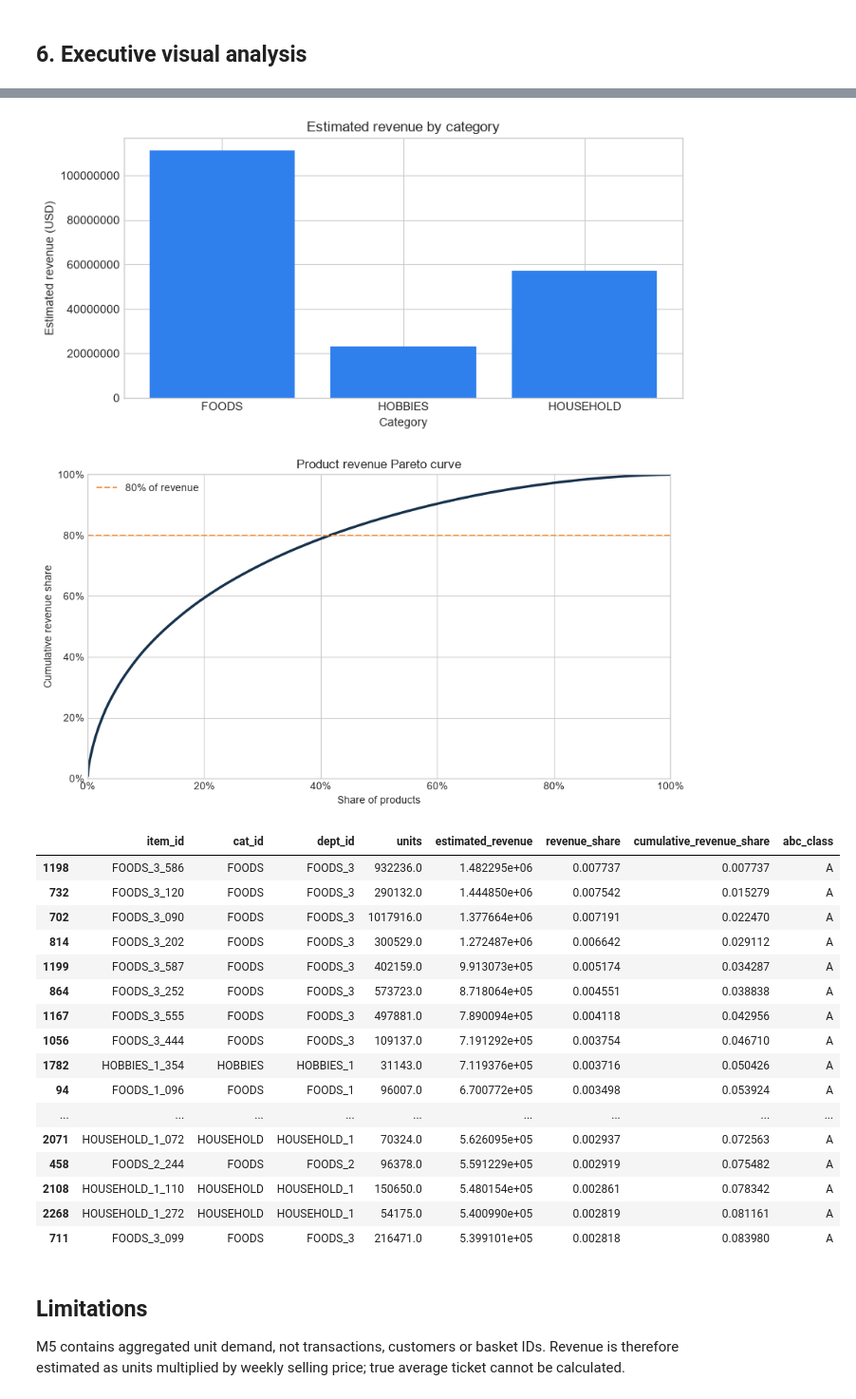
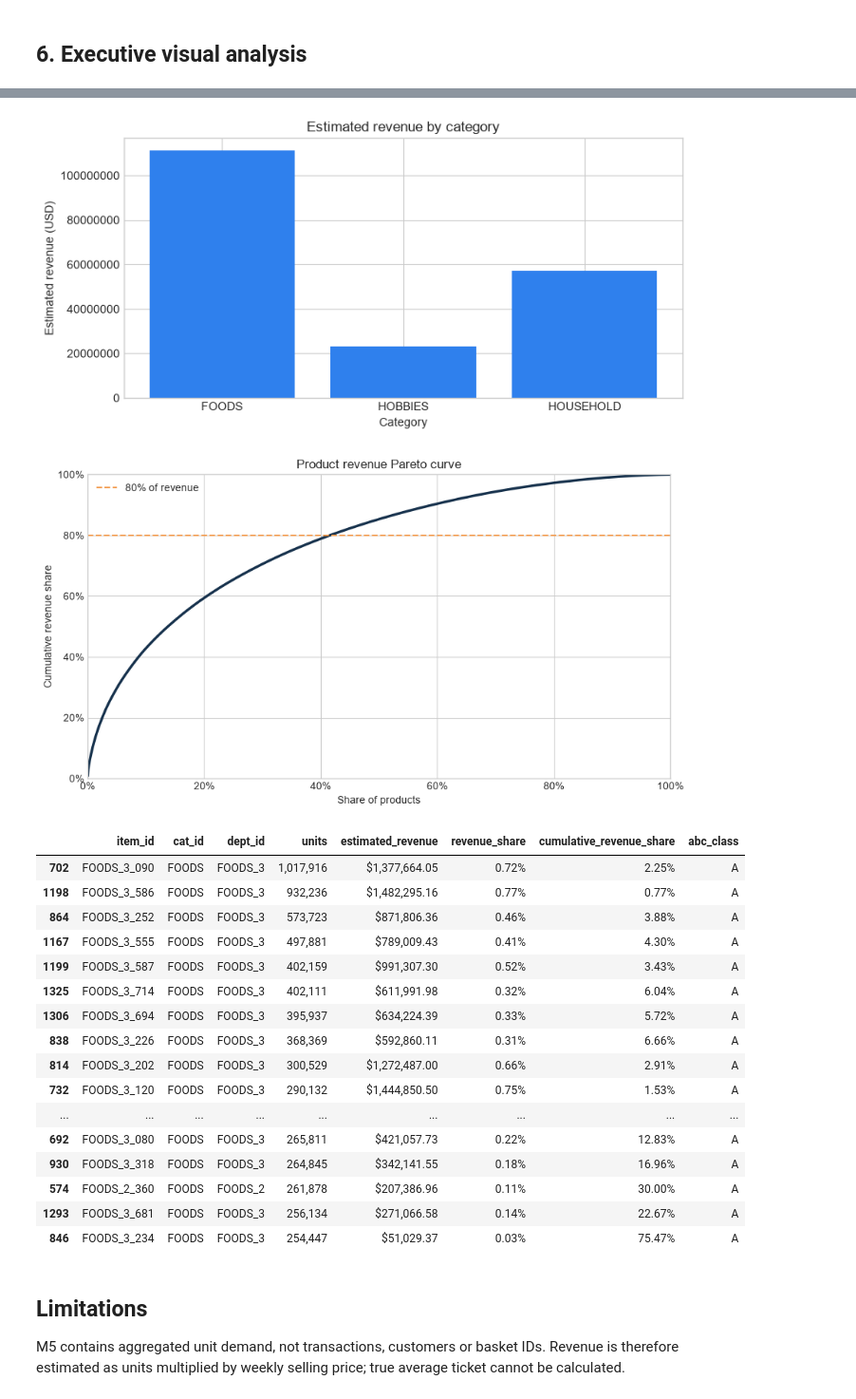
Before and after one commit to ericmavigo/retail-demand-forecasting, a Jupyter notebook: notebooks/02_data_cleaning_and_eda.ipynb, the cells around one changed output, grey strips where cells are left out. Shown at 95% size. Cells and saved outputs as stored; diff of their text form; code cells hidden in the pictures.

Commit message:
Rank sales tables by units and format readable numbers

```diff
--- a/notebooks/02_data_cleaning_and_eda.ipynb
+++ b/notebooks/02_data_cleaning_and_eda.ipynb
@@ -31,6 +31,7 @@ DATA_DIR = PROJECT_ROOT / 'data' / 'raw'
 sys.path.insert(0, str(PROJECT_ROOT))
 
 pd.set_option('display.max_columns', 50)
+pd.set_option('display.float_format', lambda value: f'{value:,.2f}')
 plt.style.use('seaborn-v0_8-whitegrid')
 COLORS = {
     'navy': '#17324D',
@@ -194,50 +204,53 @@ ax.barh(store_revenue.store_id, store_revenue.estimated_revenue, color=COLORS['t
 ax.set(title='Estimated revenue by store', xlabel='Estimated revenue (USD)', ylabel='Store')
 ax.ticklabel_format(axis='x', style='plain')
 fig.tight_layout()
 plt.show()
 
 fig, ax = plt.subplots(figsize=(8, 4))
 ax.bar(category_summary.cat_id, category_summary.estimated_revenue, color=COLORS['blue'])
 ax.set(title='Estimated revenue by category', xlabel='Category', ylabel='Estimated revenue (USD)')
 ax.ticklabel_format(axis='y', style='plain')
 fig.tight_layout()
 plt.show()
 
 p = product.reset_index(drop=True).copy()
 p['product_share'] = (p.index + 1) / len(p)
 fig, ax = plt.subplots(figsize=(9, 5))
 ax.plot(p.product_share, p.cumulative_revenue_share, color=COLORS['navy'], linewidth=2.5)
 ax.axhline(0.8, color=COLORS['orange'], linestyle='--', linewidth=1.5, label='80% of revenue')
 ax.set(title='Product revenue Pareto curve', xlabel='Share of products', ylabel='Cumulative revenue share', xlim=(0, 1), ylim=(0, 1))
 ax.xaxis.set_major_formatter(PercentFormatter(1))
 ax.yaxis.set_major_formatter(PercentFormatter(1))
 ax.legend(frameon=False)
 fig.tight_layout()
 plt.show()
 
-display(product.head(20))
+display(product.sort_values('units', ascending=False).head(20).style.format({
+    'units': '{:,.0f}', 'estimated_revenue': '${:,.2f}',
+    'revenue_share': '{:.2%}', 'cumulative_revenue_share': '{:.2%}',
+}))
 # %% [output]
 [figure]
 [figure]
 [figure]
 [figure]
 |  | item_id | cat_id | dept_id | units | estimated_revenue | revenue_share | cumulative_revenue_share | abc_class |
-| 1198 | FOODS_3_586 | FOODS | FOODS_3 | 932236.0 | 1.482295e+06 | 0.007737 | 0.007737 | A |
-| 732 | FOODS_3_120 | FOODS | FOODS_3 | 290132.0 | 1.444850e+06 | 0.007542 | 0.015279 | A |
-| 702 | FOODS_3_090 | FOODS | FOODS_3 | 1017916.0 | 1.377664e+06 | 0.007191 | 0.022470 | A |
-| 814 | FOODS_3_202 | FOODS | FOODS_3 | 300529.0 | 1.272487e+06 | 0.006642 | 0.029112 | A |
-| 1199 | FOODS_3_587 | FOODS | FOODS_3 | 402159.0 | 9.913073e+05 | 0.005174 | 0.034287 | A |
-| 864 | FOODS_3_252 | FOODS | FOODS_3 | 573723.0 | 8.718064e+05 | 0.004551 | 0.038838 | A |
-| 1167 | FOODS_3_555 | FOODS | FOODS_3 | 497881.0 | 7.890094e+05 | 0.004118 | 0.042956 | A |
-| 1056 | FOODS_3_444 | FOODS | FOODS_3 | 109137.0 | 7.191292e+05 | 0.003754 | 0.046710 | A |
-| 1782 | HOBBIES_1_354 | HOBBIES | HOBBIES_1 | 31143.0 | 7.119376e+05 | 0.003716 | 0.050426 | A |
-| 94 | FOODS_1_096 | FOODS | FOODS_1 | 96007.0 | 6.700772e+05 | 0.003498 | 0.053924 | A |
+| 702 | FOODS_3_090 | FOODS | FOODS_3 | 1,017,916 | $1,377,664.05 | 0.72% | 2.25% | A |
+| 1198 | FOODS_3_586 | FOODS | FOODS_3 | 932,236 | $1,482,295.16 | 0.77% | 0.77% | A |
+| 864 | FOODS_3_252 | FOODS | FOODS_3 | 573,723 | $871,806.36 | 0.46% | 3.88% | A |
+| 1167 | FOODS_3_555 | FOODS | FOODS_3 | 497,881 | $789,009.43 | 0.41% | 4.30% | A |
+| 1199 | FOODS_3_587 | FOODS | FOODS_3 | 402,159 | $991,307.30 | 0.52% | 3.43% | A |
+| 1325 | FOODS_3_714 | FOODS | FOODS_3 | 402,111 | $611,991.98 | 0.32% | 6.04% | A |
+| 1306 | FOODS_3_694 | FOODS | FOODS_3 | 395,937 | $634,224.39 | 0.33% | 5.72% | A |
+| 838 | FOODS_3_226 | FOODS | FOODS_3 | 368,369 | $592,860.11 | 0.31% | 6.66% | A |
+| 814 | FOODS_3_202 | FOODS | FOODS_3 | 300,529 | $1,272,487.00 | 0.66% | 2.91% | A |
+| 732 | FOODS_3_120 | FOODS | FOODS_3 | 290,132 | $1,444,850.50 | 0.75% | 1.53% | A |
 | ... | ... | ... | ... | ... | ... | ... | ... | ... |
-| 2071 | HOUSEHOLD_1_072 | HOUSEHOLD | HOUSEHOLD_1 | 70324.0 | 5.626095e+05 | 0.002937 | 0.072563 | A |
-| 458 | FOODS_2_244 | FOODS | FOODS_2 | 96378.0 | 5.591229e+05 | 0.002919 | 0.075482 | A |
-| 2108 | HOUSEHOLD_1_110 | HOUSEHOLD | HOUSEHOLD_1 | 150650.0 | 5.480154e+05 | 0.002861 | 0.078342 | A |
-| 2268 | HOUSEHOLD_1_272 | HOUSEHOLD | HOUSEHOLD_1 | 54175.0 | 5.400990e+05 | 0.002819 | 0.081161 | A |
-| 711 | FOODS_3_099 | FOODS | FOODS_3 | 216471.0 | 5.399101e+05 | 0.002818 | 0.083980 | A |
+| 692 | FOODS_3_080 | FOODS | FOODS_3 | 265,811 | $421,057.73 | 0.22% | 12.83% | A |
+| 930 | FOODS_3_318 | FOODS | FOODS_3 | 264,845 | $342,141.55 | 0.18% | 16.96% | A |
+| 574 | FOODS_2_360 | FOODS | FOODS_2 | 261,878 | $207,386.96 | 0.11% | 30.00% | A |
+| 1293 | FOODS_3_681 | FOODS | FOODS_3 | 256,134 | $271,066.58 | 0.14% | 22.67% | A |
+| 846 | FOODS_3_234 | FOODS | FOODS_3 | 254,447 | $51,029.37 | 0.03% | 75.47% | A |
 # %% [markdown]
 ## Limitations
 M5 contains aggregated unit demand, not transactions, customers or basket IDs. Revenue is therefore estimated as units multiplied by weekly selling price; true average ticket cannot be calculated.
```
Also changed, not shown: parts of 2 cells of this notebook, 4 other files.
